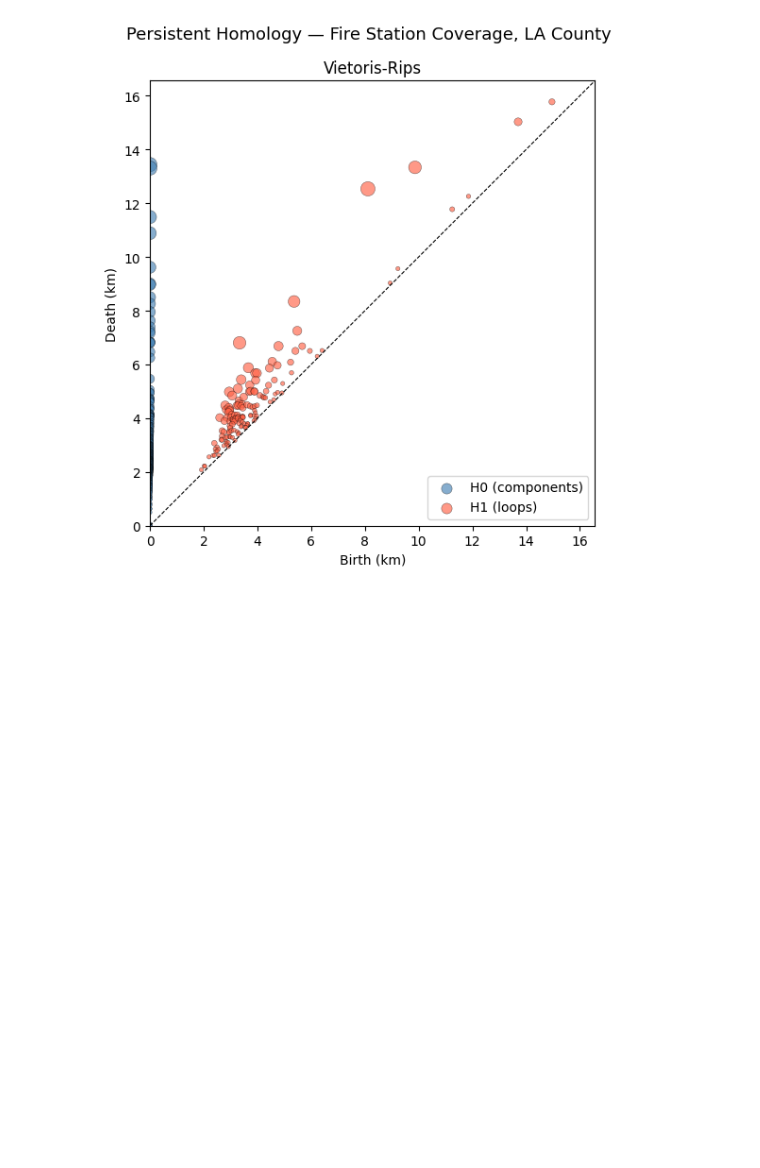
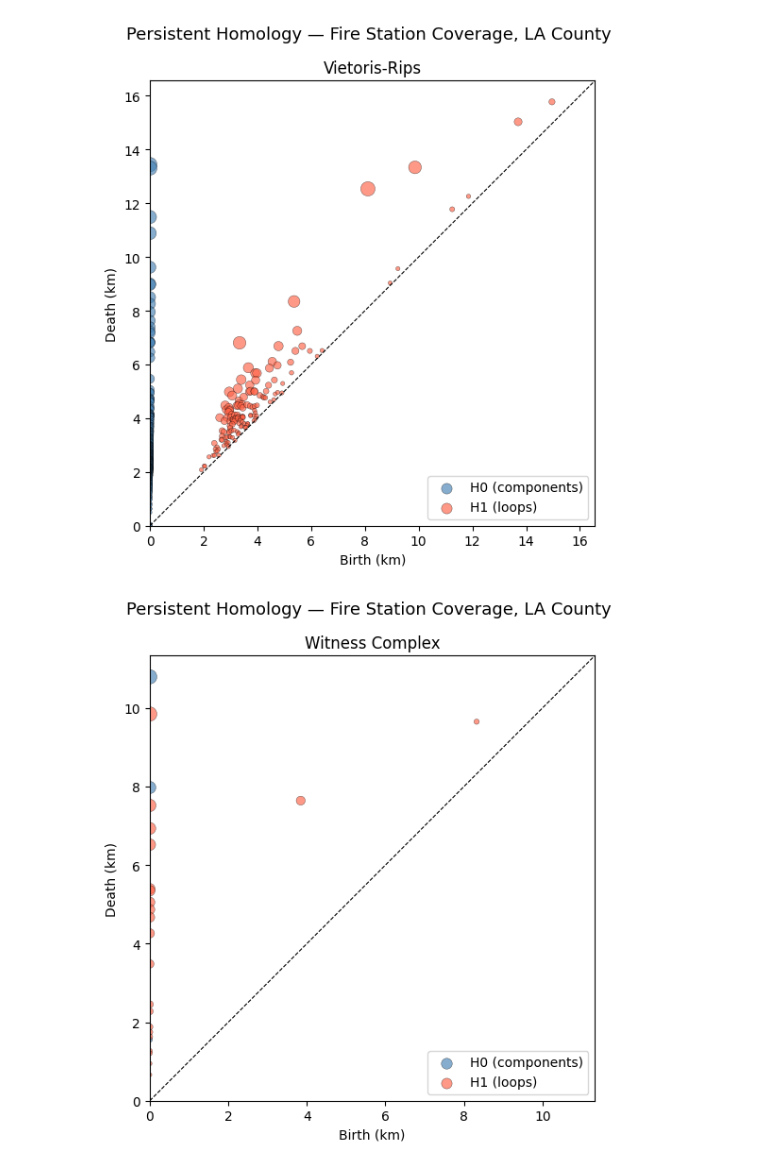
Before and after one commit to danielqhtruong/MATH497_Research_TDA, a Jupyter notebook: PH/FireStations_PH/tda_fire_stations_ph.ipynb, the cells around one changed output. Cells and saved outputs as stored; diff of their text form; code cells hidden in the pictures; blank space fills up the shorter version.

```diff
--- a/PH/FireStations_PH/tda_fire_stations_ph.ipynb
+++ b/PH/FireStations_PH/tda_fire_stations_ph.ipynb
@@ -599,4 +470,47 @@ plt.tight_layout()
 plt.show()
 # %% [output]
 [figure]
+# %%
+# Witness persistence diagram
+fig, ax = plt.subplots(figsize=(7, 6))
+
+for dim_key, color, label in [
+    ("H0", "steelblue", "H0 (components)"),
+    ("H1", "tomato",    "H1 (loops)"),
+]:
+    pairs = diag_wit[dim_key]
+    if pairs:
+        # Witness complex stores squared distances (m²); sqrt → metres → km
+        arr = np.sqrt(np.array(pairs)) / 1000
+        birth, death = arr[:, 0], arr[:, 1]
+        persistence = death - birth
+
+        ax.scatter(birth, death,
+                   c=color,
+                   s=np.clip(persistence / persistence.max() * 120, 10, 120),
+                   alpha=0.65, edgecolors="k", linewidths=0.3,
+                   label=label)
+
+all_vals = []
+for dim_key in ["H0", "H1"]:
+    if diag_wit[dim_key]:
+        all_vals.extend((np.sqrt(np.array(diag_wit[dim_key])) / 1000).flatten())
+
+if all_vals:
+    lim = max(all_vals) * 1.05
+    ax.plot([0, lim], [0, lim], "k--", lw=0.8)
+    ax.set_xlim(0, lim)
+    ax.set_ylim(0, lim)
+    ax.set_aspect("equal")
+
+ax.set_xlabel("Birth (km)")
+ax.set_ylabel("Death (km)")
+ax.set_title("Witness Complex")
+ax.legend(loc="lower right")
+
+plt.suptitle("Persistent Homology — Fire Station Coverage, LA County", fontsize=13)
+plt.tight_layout()
+plt.show()
+# %% [output]
+[figure, added]
 # %%
```
Also changed, not shown: parts of 37 cells of this notebook, 7 other files.
